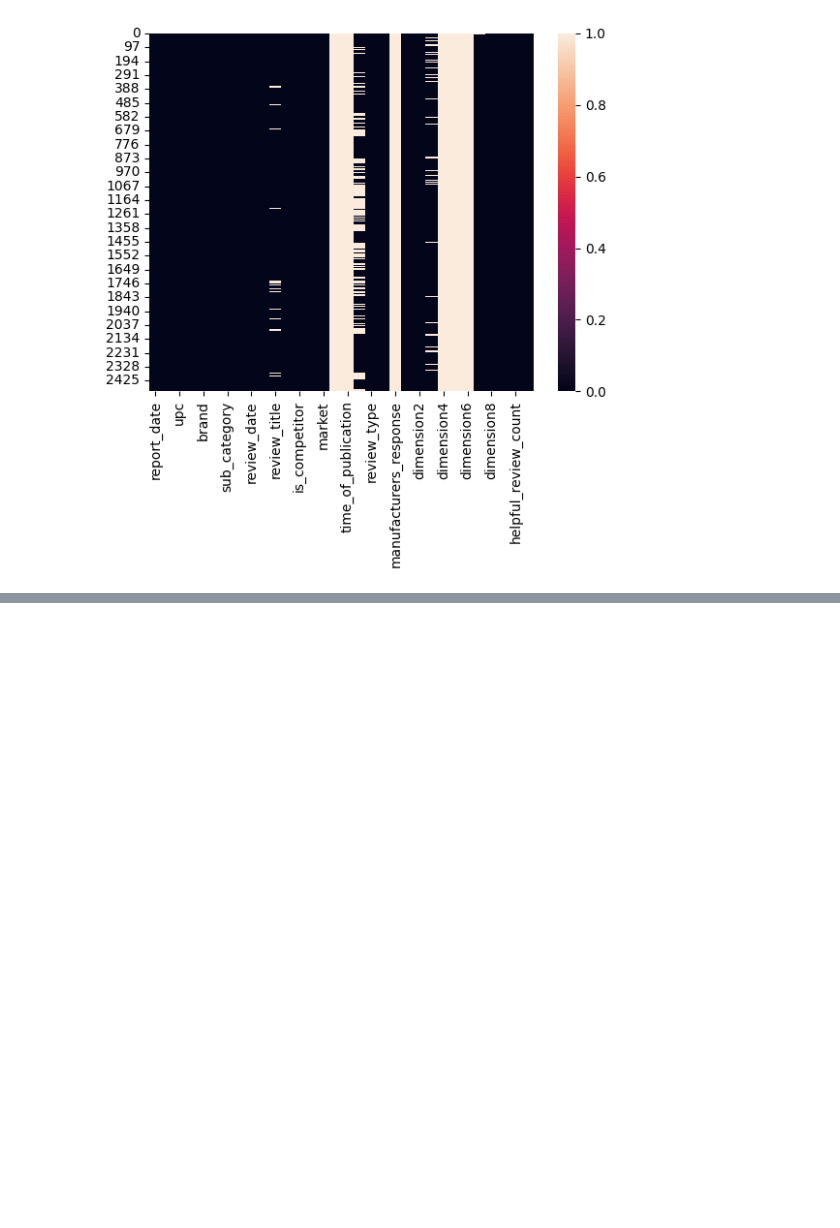
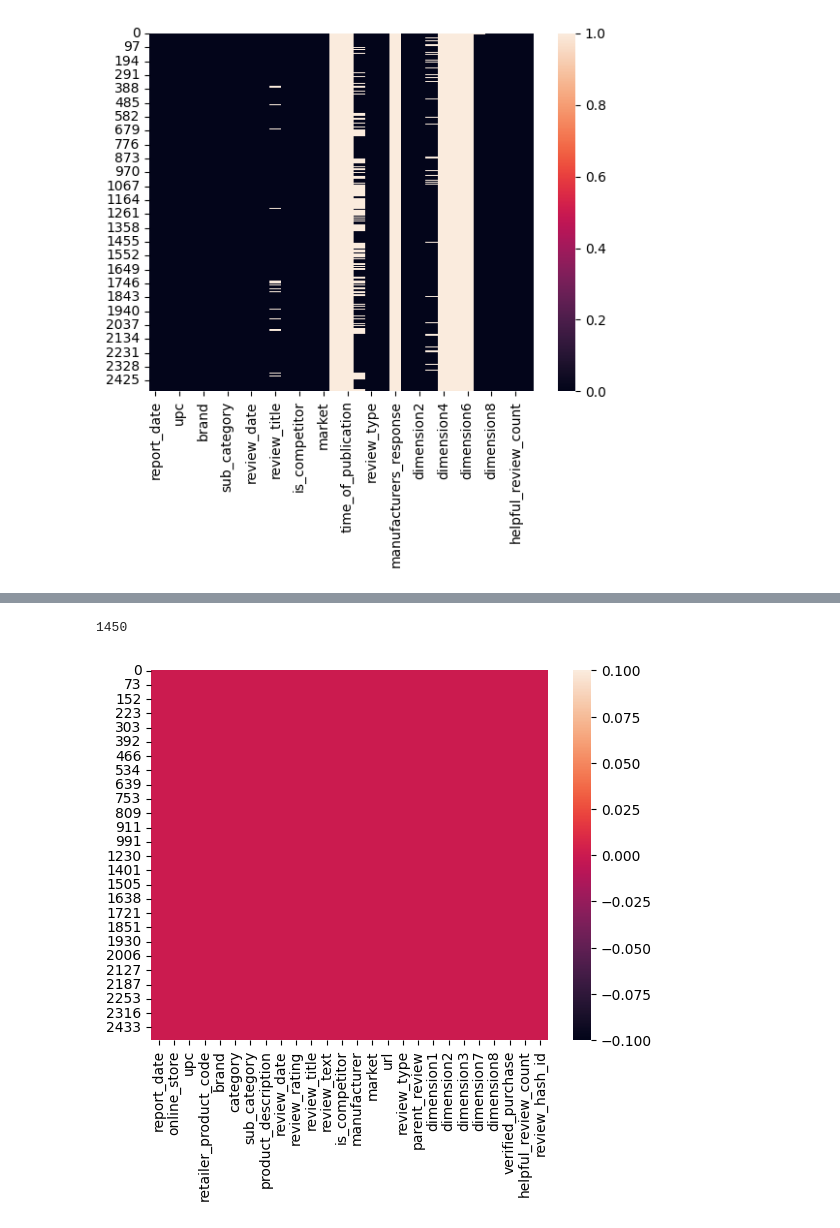
Before and after one commit to anuradhakumari2025/ML_Practice, a Jupyter notebook: data.ipynb, the cells around one changed output, grey strips where cells are left out. Cells and saved outputs as stored; diff of their text form; code cells hidden in the pictures; blank space fills up the shorter version.

```diff
--- a/data.ipynb
+++ b/data.ipynb
@@ -150,0 +153,2 @@ plt.show
+# %%
+dataset.drop(columns=["matched_keywords"],inplace=True)
@@ -150,0 +165,8 @@ plt.show
+# %%
+# List of columns to drop
+columns_to_drop = ["time_of_publication", "dimension4", "dimension5", "dimension6"]
+
+# Drop the specified columns, ignoring any that do not exist
+dataset.drop(columns=columns_to_drop, inplace=True)
+# %%
+dataset.drop(columns=["manufacturers_response"],inplace=True)
@@ -150,0 +195,2 @@ plt.show
+# %%
+dataset.dropna(inplace=True)
@@ -150,0 +217,10 @@ plt.show
+# %%
+#Before dropping row having null values total no of rows was 2501
+dataset.shape[0]
+# %% [output]
+1450
+# %%
+sns.heatmap(dataset.isnull())
+plt.show()
+# %% [output]
+[figure, added]
```
Also changed, not shown: parts of 8 cells of this notebook, 1 other file.
